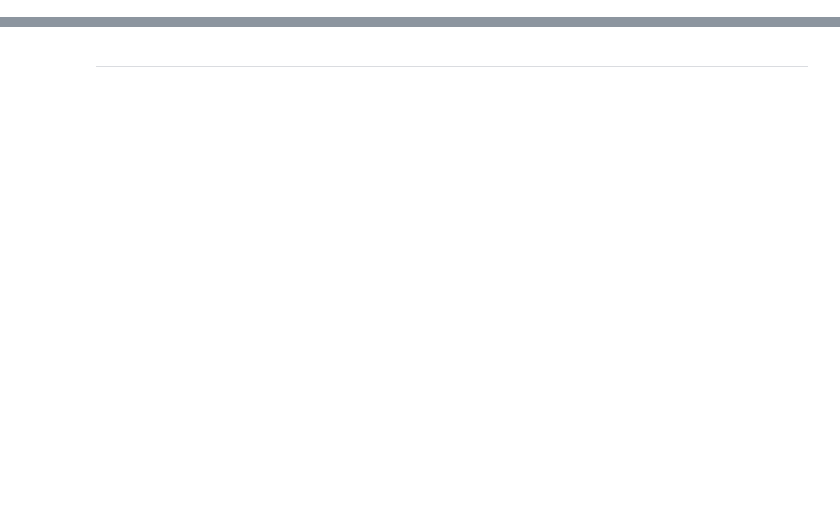
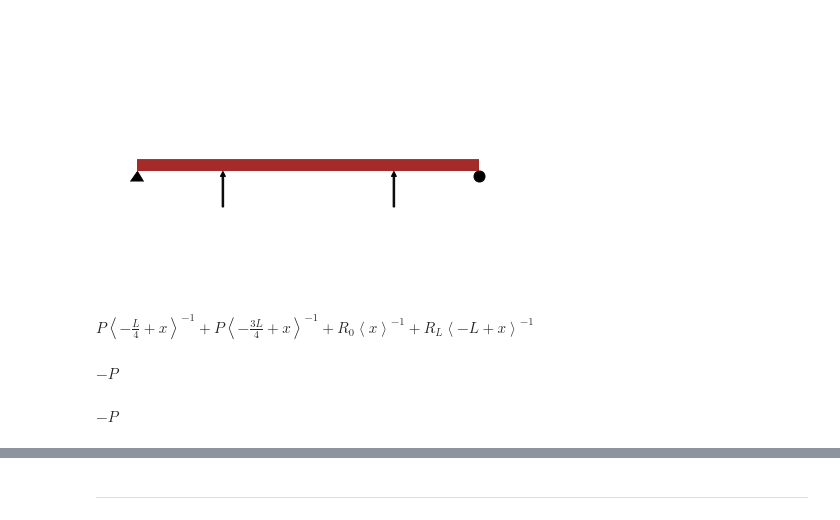
Before and after one commit to Ab-nin/Trabalhos_CEFET, a Jupyter notebook: Trabalho_dinamaq.ipynb, the cells around one changed output, grey strips where cells are left out. Cells and saved outputs as stored; diff of their text form; code cells hidden in the pictures; blank space fills up the shorter version.

```diff
--- a/Trabalho_dinamaq.ipynb
+++ b/Trabalho_dinamaq.ipynb
@@ -6,0 +10,19 @@
+# %%
+R0,RL,P,x,s = symbols('R0 R_L P x s') #criando as reações nos apoios (R0 e RL) e a carga exercida pelas engrenagens(P)
+L,E,I = symbols('L E I ', positive = True) #criando os parametros geométricos e mecânicos
+# %%
+viga = Beam(L,E,I) #criando o elemento viga
+# %%
+viga.apply_load(P,L/4,-1)  #aplicando o carregamento da primeira engrenagem, os parametros são (valor da força, posição de aplicação e o expoente da Macaulay)
+viga.apply_load(P,(3*L)/4,-1)
+# %%
+viga.apply_support(0,type='pin') #passando os tipos dos apoios
+viga.apply_support(L,type='roller')
+# %%
+viga.draw().show()
+# %% [output]
+[figure, added]
+# %%
+viga.load
+# %% [output]
+$\displaystyle P {\left\langle - \frac{L}{4} + x \right\rangle}^{-1} + P {\left\langle - \frac{3 L}{4} + x \right\rangle}^{-1} + R_{0} {\left\langle x \right\rangle}^{-1} + R_{L} {\left\langle - L + x \right\rangle}^{-1}$
@@ -6,0 +33,8 @@
+# %%
+viga.reaction_loads[r0] #reação no primeiro apoio
+# %% [output]
+$\displaystyle - P$
+# %%
+viga.reaction_loads[rl] #reação no segundo apoio
+# %% [output]
+$\displaystyle - P$
```
Also changed, not shown: parts of 158 cells of this notebook.
